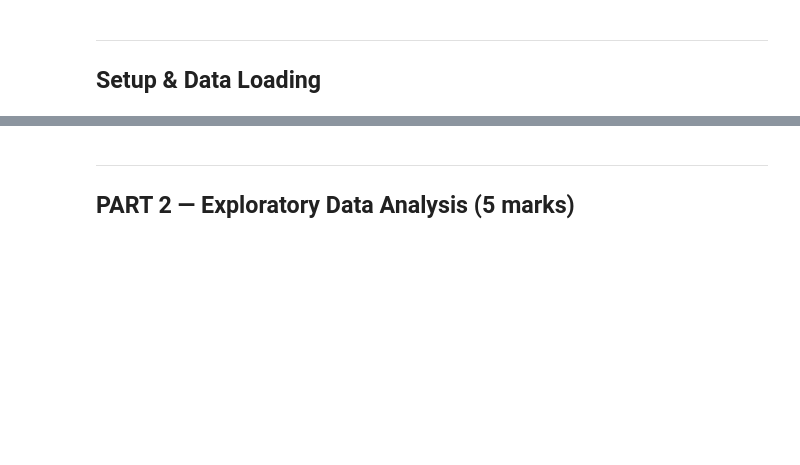
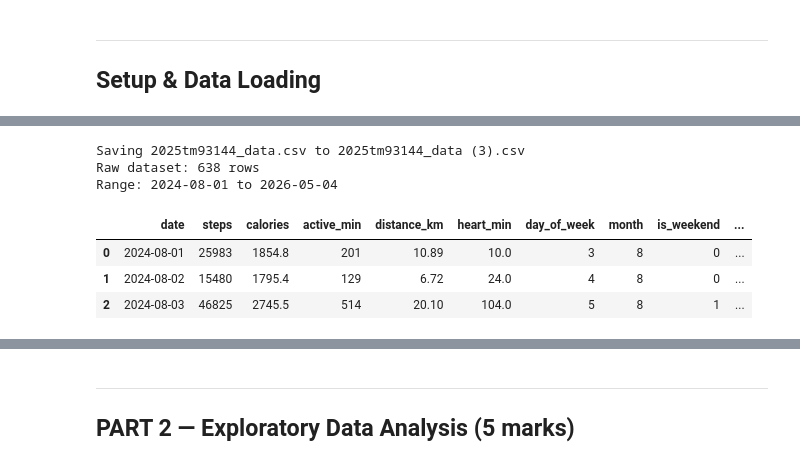
Before and after one commit to neha-giri/ml-assignment-ec1, a Jupyter notebook: 2025tm93144_notebook.ipynb, the cells around one changed output, grey strips where cells are left out. Saved outputs shown, nothing was run; the diff lists cells and outputs as text; code cells hidden in the pictures; blank space fills up the shorter version.

```diff
--- a/2025tm93144_notebook.ipynb
+++ b/2025tm93144_notebook.ipynb
@@ -191,0 +117,14 @@ df_raw.head(3)
+# %%
+# ── Load data from CSV ────────────────────────────────────────────────────────
+from google.colab import files
+import pandas as pd
+import numpy as np
+
+df_raw = pd.read_csv(
+    "https://raw.githubusercontent.com/neha-giri/ml-assignment-ec1/refs/heads/main/2025tm93144_data.csv",
+    parse_dates=['date']
+)
+df_raw = df_raw.sort_values('date').reset_index(drop=True)
+print(f"Raw dataset: {len(df_raw)} rows")
+df_raw.head(3)
+# %% [output]
@@ -192,3 +132,10 @@ df_raw.head(3)
+Saving 2025tm93144_data.csv to 2025tm93144_data (3).csv
+Raw dataset: 638 rows
+Range: 2024-08-01 to 2026-05-04
+|  | date | steps | calories | active_min | distance_km | heart_min | day_of_week | month | is_weekend | ... |
+| 0 | 2024-08-01 | 25983 | 1854.8 | 201 | 10.89 | 10.0 | 3 | 8 | 0 | ... |
+| 1 | 2024-08-02 | 15480 | 1795.4 | 129 | 6.72 | 24.0 | 4 | 8 | 0 | ... |
+| 2 | 2024-08-03 | 46825 | 2745.5 | 514 | 20.10 | 104.0 | 5 | 8 | 1 | ... |
 # %%
 # ── Filter to post-calibration data (Aug 2024 onward) ────────────────────────
 # Reason: Jun-Jul 2024 shows systematic calorie underestimation due to missing
```
Also changed, not shown: parts of 19 cells of this notebook.
